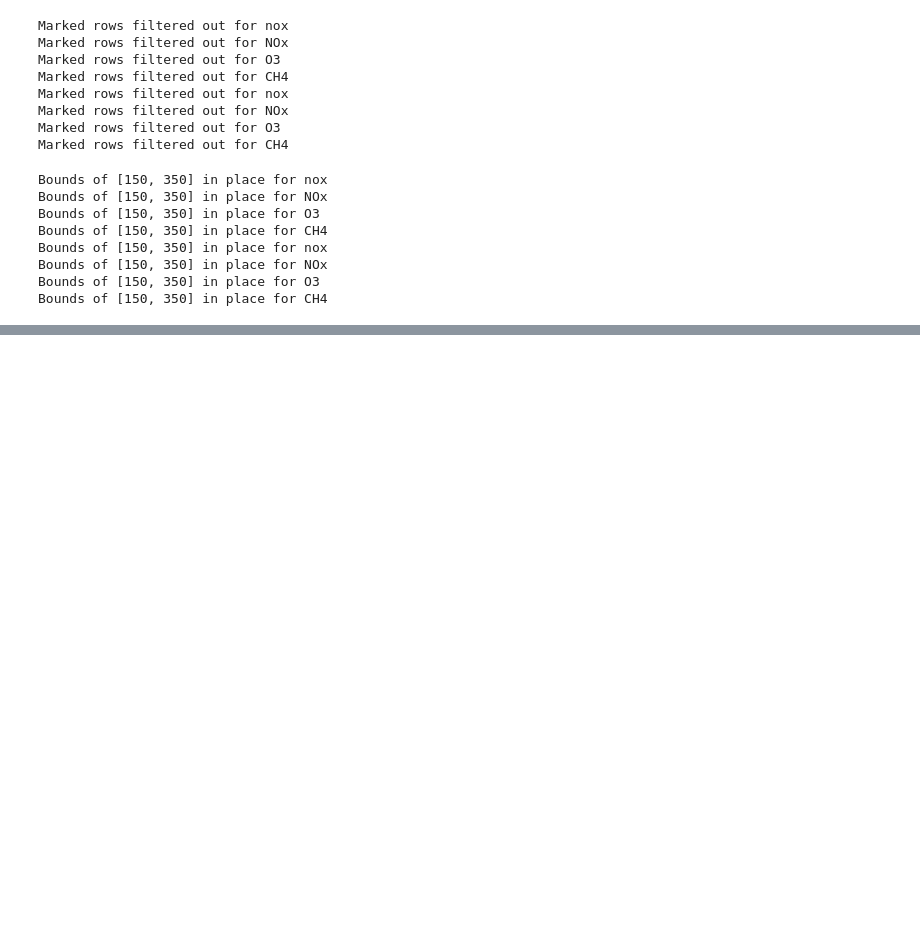
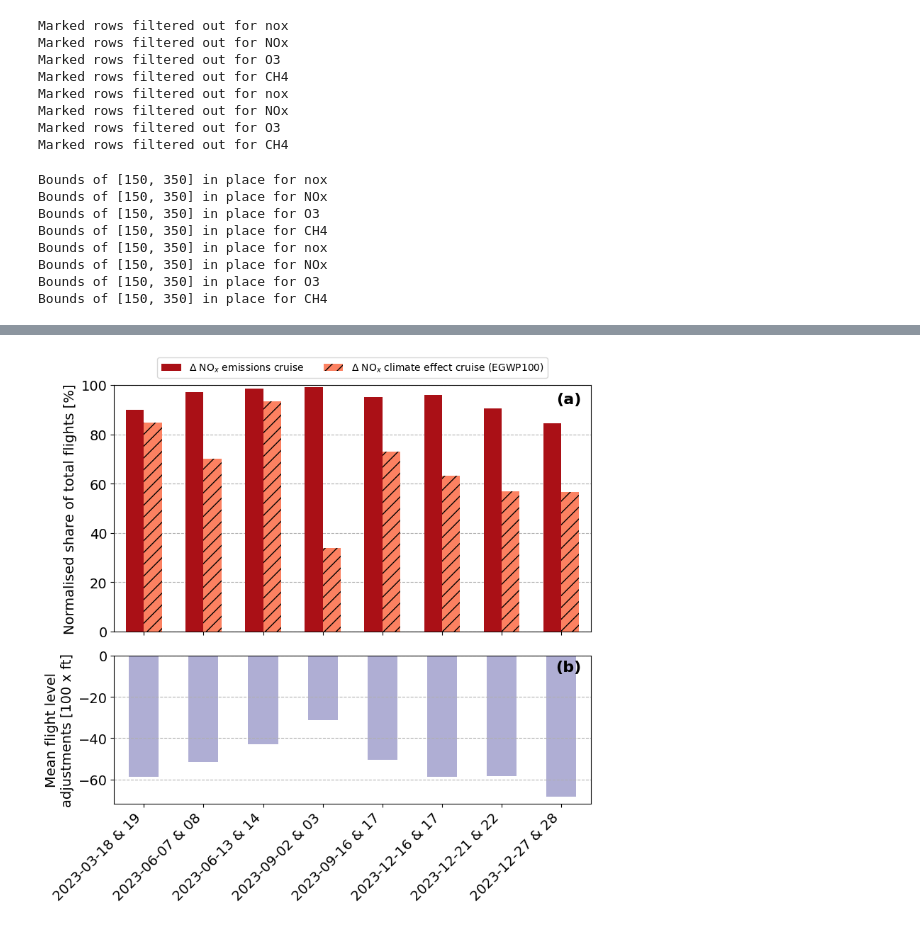
Before and after one commit to HeatherAn/jecats-paper-climate-mitigation, a Jupyter notebook: notebooks/figure-04.ipynb, the cells around one changed output, grey strips where cells are left out. Cells and saved outputs as stored; diff of their text form; code cells hidden in the pictures; blank space fills up the shorter version.

```diff
--- a/notebooks/figure-04.ipynb
+++ b/notebooks/figure-04.ipynb
@@ -148,0 +138,4 @@ plt.savefig("./figures/fig04.png", dpi=300, bbox_inches='tight')
+# %%
+min_fl_diff_per_flight = dff.groupby("flight_id").agg({"fl_diff": "min", "day": "first"})
+print(min_fl_diff_per_flight.fl_diff.median(), min_fl_diff_per_flight.fl_diff.mean())
+min_fl_diff_per_flight.groupby("day").mean()
@@ -148,0 +154,66 @@ plt.savefig("./figures/fig04.png", dpi=300, bbox_inches='tight')
+# %%
+from cane.labels import friendly_days
+from cane.colors import colormap_by_species
+
+cols = ["nox_diff", "NOx_diff"]
+friendly_cols = ["$\Delta \ $NO$_x$ emissions cruise", "$\Delta \ $NO$_x$ climate effect cruise (EGWP100)"]
+x = np.arange(len(friendly_days))
+width = 0.3
+
+colors = [sns.color_palette("Reds")[5], sns.color_palette("Reds")[2]]
+hatches = ["", "//"]
+
+fig, (ax, ax2) = plt.subplots(
+    2, 1, figsize=(8, 8), sharex=True,
+    gridspec_kw={'height_ratios': [1, 0.6]}
+)
+
+# --- Top ---
+for i, col in enumerate(cols):
+    ax.bar(
+        x + (i - len(cols) / 2) * width + width / 2,  # center bars
+        res_rel[col],
+        width,
+        label=friendly_cols[i],
+        color=colors[i],
+        hatch=hatches[i],
+        zorder=10,
+    )
+
+ax.set_ylabel("Normalised share of total flights [%]", fontsize=14)
+ax.set_ylim([0, 100])
+ax.tick_params(axis='y', labelsize=14)
+ax.legend(loc='lower center', bbox_to_anchor=(0.5, 1.01), ncol=3)
+ax.grid(axis="y", linestyle="--")
+ax.grid(False, axis='x')
+
+# --- Bottom ---
+min_fl_diff_per_flight.groupby("day").mean().plot.bar(ax=ax2, color=sns.color_palette("Purples")[2], width=0.5)
+
+ax2.set_xlabel('', fontsize=14)
+ax2.set_ylabel('Mean flight level\nadjustments [100 x ft]', fontsize=14)
+ax2.set_xticks(x)
+ax2.set_xticklabels(friendly_days, fontsize=14, rotation=45, ha="right")
+ax2.tick_params(axis='y', labelsize=14)
+ax2.legend().set_visible(False)
+ax2.grid(axis="y", linestyle="--")
+ax2.grid(False, axis='x')
+
+ax.text(
+    0.98, 0.97, "(a)", zorder=100,
+    transform=ax.transAxes,
+    fontsize=16, fontweight="bold",
+    va="top", ha="right"
+)
+
+ax2.text(
+    0.98, 0.97, "(b)",
+    transform=ax2.transAxes,
+    fontsize=16, fontweight="bold",
+    va="top", ha="right"
+)
+
+plt.tight_layout()
+plt.savefig("./figures/fig04.png", dpi=300, bbox_inches='tight')
+# %% [output]
+[figure, added]
```
Also changed, not shown: parts of 5 cells of this notebook, 11 other files.
